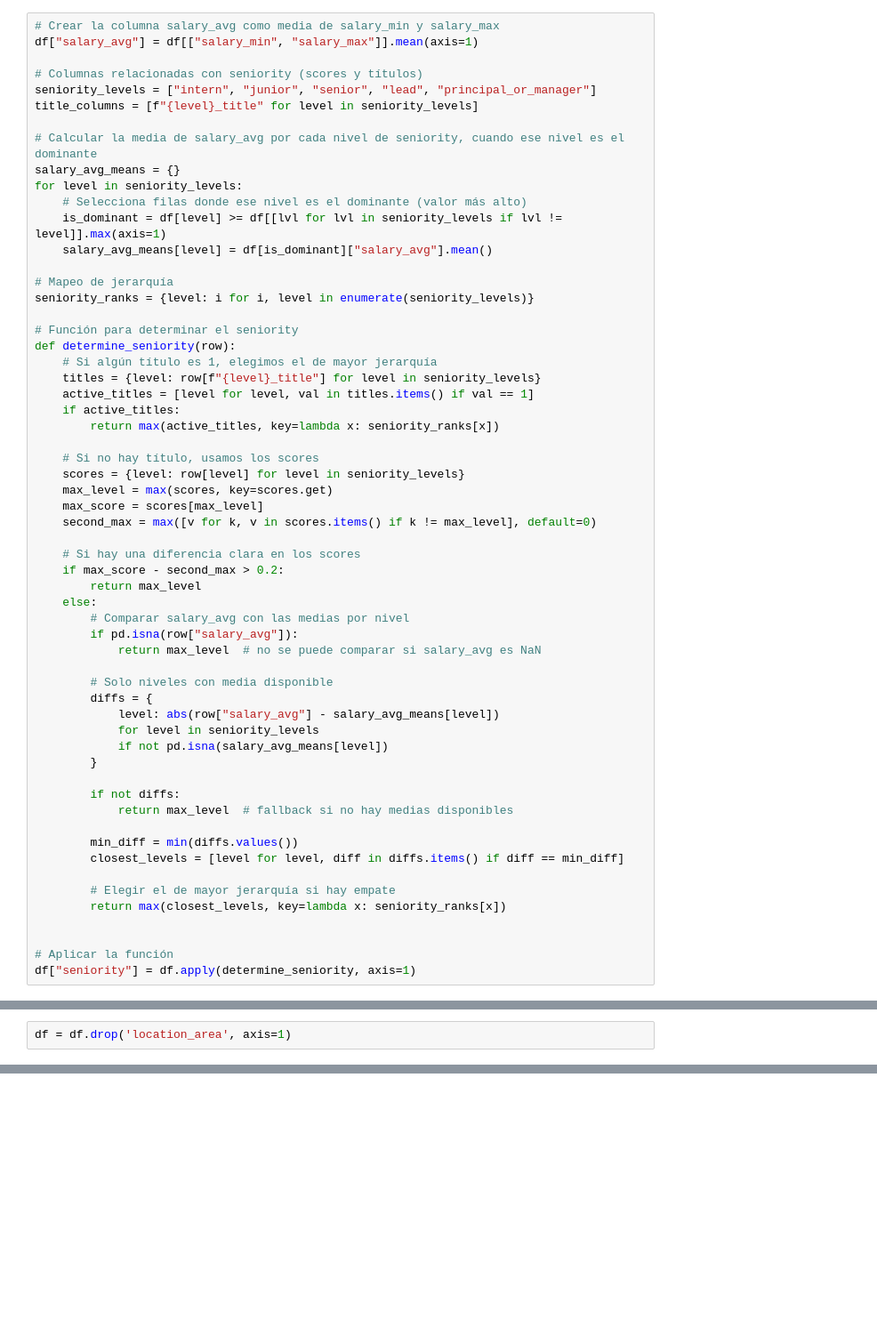
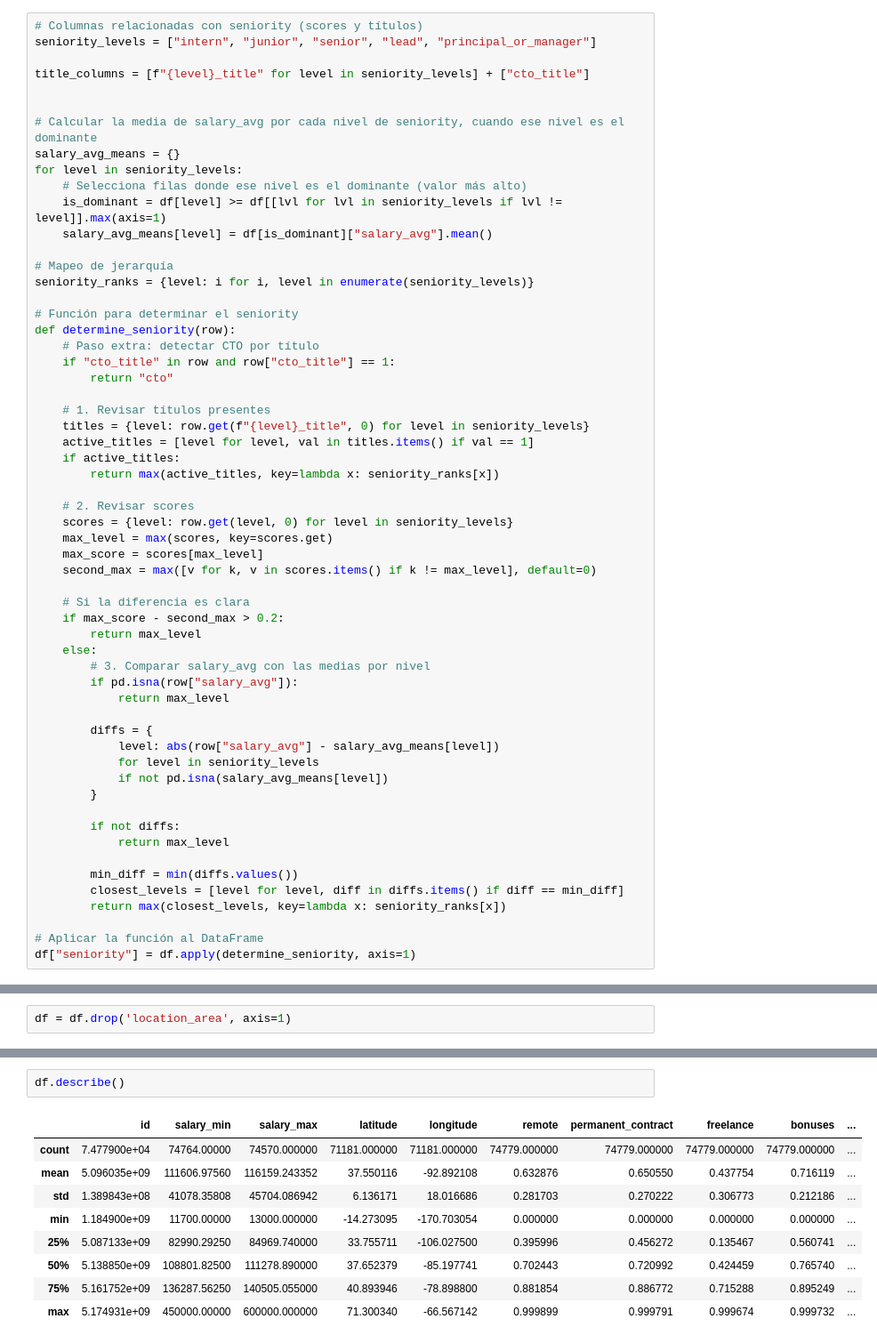
Before and after one commit to javier-senda/final-project, a Jupyter notebook: EDA/pre-EDA.ipynb, the cells around one changed output, grey strips where cells are left out. Shown at 89% size. Cells and saved outputs as stored; diff of their text form; blank space fills up the shorter version.

```diff
--- a/EDA/pre-EDA.ipynb
+++ b/EDA/pre-EDA.ipynb
@@ -50,10 +163,9 @@ df.columns.to_list()
 # %%
-# Crear la columna salary_avg como media de salary_min y salary_max
-df["salary_avg"] = df[["salary_min", "salary_max"]].mean(axis=1)
-
 # Columnas relacionadas con seniority (scores y títulos)
 seniority_levels = ["intern", "junior", "senior", "lead", "principal_or_manager"]
-title_columns = [f"{level}_title" for level in seniority_levels]
+
+title_columns = [f"{level}_title" for level in seniority_levels] + ["cto_title"]
+
 
 # Calcular la media de salary_avg por cada nivel de seniority, cuando ese nivel es el dominante
 salary_avg_means = {}
@@ -67,27 +179,30 @@ seniority_ranks = {level: i for i, level in enumerate(seniority_levels)}
 
 # Función para determinar el seniority
 def determine_seniority(row):
-    # Si algún título es 1, elegimos el de mayor jerarquía
-    titles = {level: row[f"{level}_title"] for level in seniority_levels}
+    # Paso extra: detectar CTO por título
+    if "cto_title" in row and row["cto_title"] == 1:
+        return "cto"
+
+    # 1. Revisar títulos presentes
+    titles = {level: row.get(f"{level}_title", 0) for level in seniority_levels}
     active_titles = [level for level, val in titles.items() if val == 1]
     if active_titles:
         return max(active_titles, key=lambda x: seniority_ranks[x])
 
-    # Si no hay título, usamos los scores
-    scores = {level: row[level] for level in seniority_levels}
+    # 2. Revisar scores
+    scores = {level: row.get(level, 0) for level in seniority_levels}
     max_level = max(scores, key=scores.get)
     max_score = scores[max_level]
     second_max = max([v for k, v in scores.items() if k != max_level], default=0)
 
-    # Si hay una diferencia clara en los scores
+    # Si la diferencia es clara
     if max_score - second_max > 0.2:
         return max_level
     else:
-        # Comparar salary_avg con las medias por nivel
+        # 3. Comparar salary_avg con las medias por nivel
         if pd.isna(row["salary_avg"]):
-            return max_level  # no se puede comparar si salary_avg es NaN
+            return max_level
 
-        # Solo niveles con media disponible
         diffs = {
             level: abs(row["salary_avg"] - salary_avg_means[level])
             for level in seniority_levels
@@ -95,14 +210,11 @@ def determine_seniority(row):
         }
 
         if not diffs:
-            return max_level  # fallback si no hay medias disponibles
+            return max_level
 
         min_diff = min(diffs.values())
         closest_levels = [level for level, diff in diffs.items() if diff == min_diff]
-
-        # Elegir el de mayor jerarquía si hay empate
         return max(closest_levels, key=lambda x: seniority_ranks[x])
 
-
-# Aplicar la función
+# Aplicar la función al DataFrame
 df["seniority"] = df.apply(determine_seniority, axis=1)
@@ -189,0 +282,12 @@ freelance_threshold = 0.6
+# %%
+df.describe()
+# %% [output]
+|  | id | salary_min | salary_max | latitude | longitude | remote | permanent_contract | freelance | bonuses | ... |
+| count | 7.477900e+04 | 74764.00000 | 74570.000000 | 71181.000000 | 71181.000000 | 74779.000000 | 74779.000000 | 74779.000000 | 74779.000000 | ... |
+| mean | 5.096035e+09 | 111606.97560 | 116159.243352 | 37.550116 | -92.892108 | 0.632876 | 0.650550 | 0.437754 | 0.716119 | ... |
+| std | 1.389843e+08 | 41078.35808 | 45704.086942 | 6.136171 | 18.016686 | 0.281703 | 0.270222 | 0.306773 | 0.212186 | ... |
+| min | 1.184900e+09 | 11700.00000 | 13000.000000 | -14.273095 | -170.703054 | 0.000000 | 0.000000 | 0.000000 | 0.000000 | ... |
+| 25% | 5.087133e+09 | 82990.29250 | 84969.740000 | 33.755711 | -106.027500 | 0.395996 | 0.456272 | 0.135467 | 0.560741 | ... |
+| 50% | 5.138850e+09 | 108801.82500 | 111278.890000 | 37.652379 | -85.197741 | 0.702443 | 0.720992 | 0.424459 | 0.765740 | ... |
+| 75% | 5.161752e+09 | 136287.56250 | 140505.055000 | 40.893946 | -78.898800 | 0.881854 | 0.886772 | 0.715288 | 0.895249 | ... |
+| max | 5.174931e+09 | 450000.00000 | 600000.000000 | 71.300340 | -66.567142 | 0.999899 | 0.999791 | 0.999674 | 0.999732 | ... |
```
Also changed, not shown: parts of 39 cells of this notebook, 1 other file.
